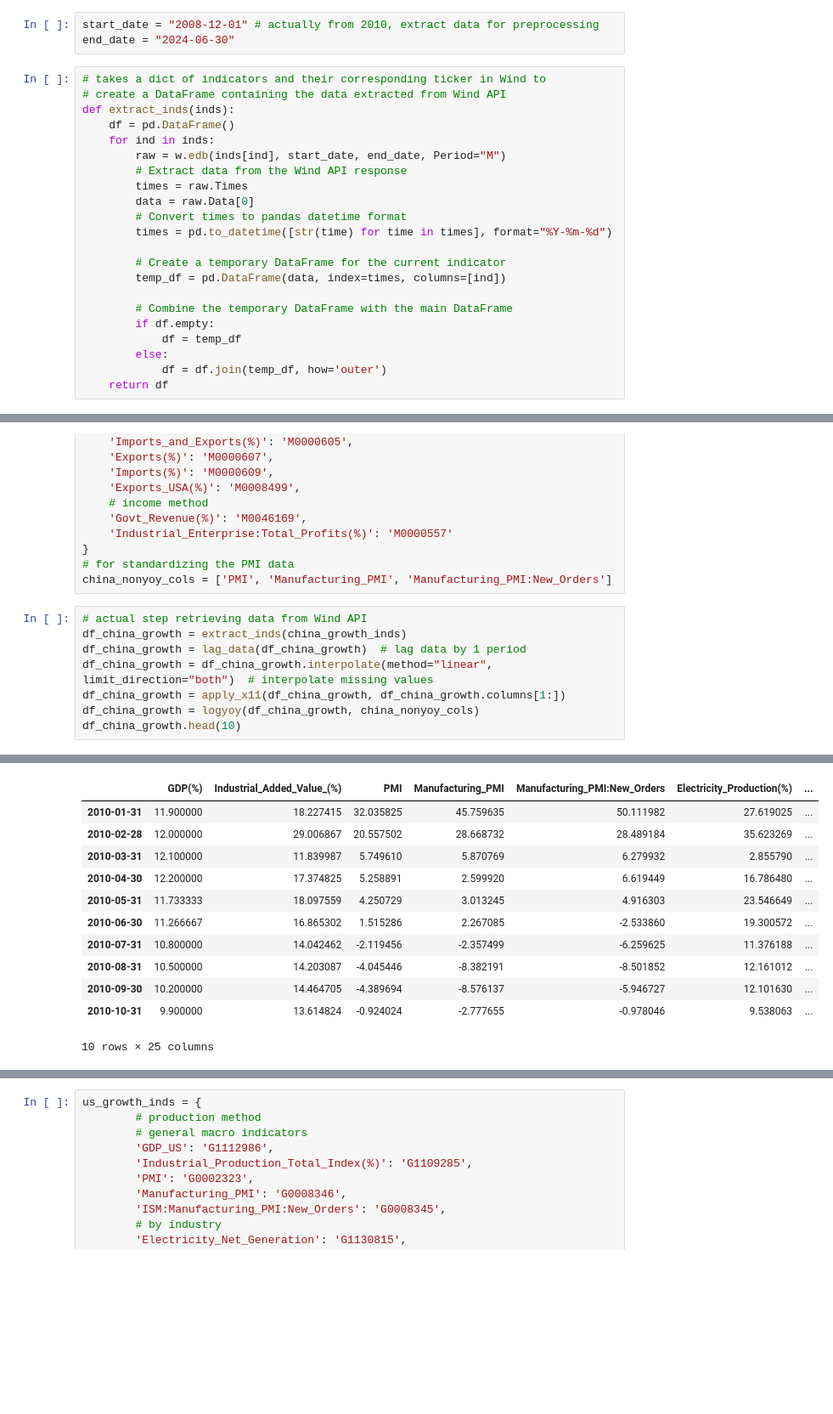
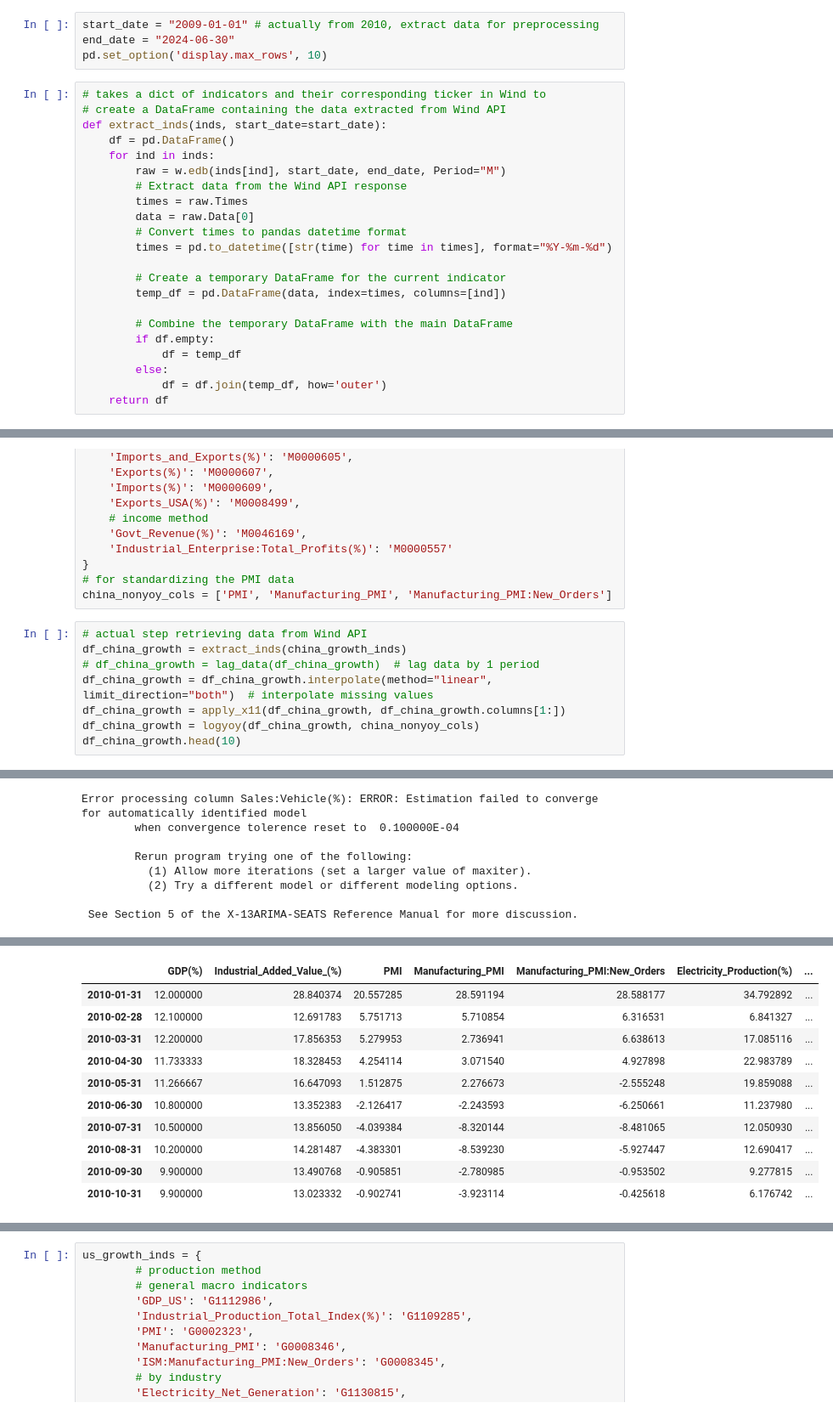
Before and after one commit to miaxiaozl/forex-project, a Jupyter notebook: notebooks/01_data_collection.ipynb, the cells around one changed output, grey strips where cells are left out. Shown at 85% size. Drawn from its saved outputs; the diff is of its cells as text; blank space fills up the shorter version.

```diff
--- a/notebooks/01_data_collection.ipynb
+++ b/notebooks/01_data_collection.ipynb
@@ -30,10 +29,11 @@ IN NO CIRCUMSTANCE SHALL WIND BE RESPONSIBLE FOR ANY DAMAGES OR LOSSES CAUSED BY
 # %%
-start_date = "2008-12-01" # actually from 2010, extract data for preprocessing
+start_date = "2009-01-01" # actually from 2010, extract data for preprocessing
 end_date = "2024-06-30"
+pd.set_option('display.max_rows', 10)
 # %%
 # takes a dict of indicators and their corresponding ticker in Wind to
 # create a DataFrame containing the data extracted from Wind API
-def extract_inds(inds):
+def extract_inds(inds, start_date=start_date):
     df = pd.DataFrame()
     for ind in inds:
         raw = w.edb(inds[ind], start_date, end_date, Period="M")
@@ -287,7 +287,7 @@ china_nonyoy_cols = ['PMI', 'Manufacturing_PMI', 'Manufacturing_PMI:New_Orders']
 # %%
 # actual step retrieving data from Wind API
 df_china_growth = extract_inds(china_growth_inds)
-df_china_growth = lag_data(df_china_growth)  # lag data by 1 period
+# df_china_growth = lag_data(df_china_growth)  # lag data by 1 period
 df_china_growth = df_china_growth.interpolate(method="linear", limit_direction="both")  # interpolate missing values
 df_china_growth = apply_x11(df_china_growth, df_china_growth.columns[1:])
 df_china_growth = logyoy(df_china_growth, china_nonyoy_cols)
@@ -312,0 +307,8 @@ df_china_growth.head(10)
+Error processing column Sales:Vehicle(%): ERROR: Estimation failed to converge for automatically identified model
+        when convergence tolerence reset to  0.100000E-04
+
+        Rerun program trying one of the following:
+          (1) Allow more iterations (set a larger value of maxiter).
+          (2) Try a different model or different modeling options.
+
+ See Section 5 of the X-13ARIMA-SEATS Reference Manual for more discussion.
@@ -313,12 +327,11 @@ df_china_growth.head(10)
 |  | GDP(%) | Industrial_Added_Value_(%) | PMI | Manufacturing_PMI | Manufacturing_PMI:New_Orders | Electricity_Production(%) | ... |
-| 2010-01-31 | 11.900000 | 18.227415 | 32.035825 | 45.759635 | 50.111982 | 27.619025 | ... |
-| 2010-02-28 | 12.000000 | 29.006867 | 20.557502 | 28.668732 | 28.489184 | 35.623269 | ... |
-| 2010-03-31 | 12.100000 | 11.839987 | 5.749610 | 5.870769 | 6.279932 | 2.855790 | ... |
-| 2010-04-30 | 12.200000 | 17.374825 | 5.258891 | 2.599920 | 6.619449 | 16.786480 | ... |
-| 2010-05-31 | 11.733333 | 18.097559 | 4.250729 | 3.013245 | 4.916303 | 23.546649 | ... |
-| 2010-06-30 | 11.266667 | 16.865302 | 1.515286 | 2.267085 | -2.533860 | 19.300572 | ... |
-| 2010-07-31 | 10.800000 | 14.042462 | -2.119456 | -2.357499 | -6.259625 | 11.376188 | ... |
-| 2010-08-31 | 10.500000 | 14.203087 | -4.045446 | -8.382191 | -8.501852 | 12.161012 | ... |
-| 2010-09-30 | 10.200000 | 14.464705 | -4.389694 | -8.576137 | -5.946727 | 12.101630 | ... |
-| 2010-10-31 | 9.900000 | 13.614824 | -0.924024 | -2.777655 | -0.978046 | 9.538063 | ... |
+| 2010-01-31 | 12.000000 | 28.840374 | 20.557285 | 28.591194 | 28.588177 | 34.792892 | ... |
+| 2010-02-28 | 12.100000 | 12.691783 | 5.751713 | 5.710854 | 6.316531 | 6.841327 | ... |
+| 2010-03-31 | 12.200000 | 17.856353 | 5.279953 | 2.736941 | 6.638613 | 17.085116 | ... |
+| 2010-04-30 | 11.733333 | 18.328453 | 4.254114 | 3.071540 | 4.927898 | 22.983789 | ... |
+| 2010-05-31 | 11.266667 | 16.647093 | 1.512875 | 2.276673 | -2.555248 | 19.859088 | ... |
+| 2010-06-30 | 10.800000 | 13.352383 | -2.126417 | -2.243593 | -6.250661 | 11.237980 | ... |
+| 2010-07-31 | 10.500000 | 13.856050 | -4.039384 | -8.320144 | -8.481065 | 12.050930 | ... |
+| 2010-08-31 | 10.200000 | 14.281487 | -4.383301 | -8.539230 | -5.927447 | 12.690417 | ... |
+| 2010-09-30 | 9.900000 | 13.490768 | -0.905851 | -2.780985 | -0.953502 | 9.277815 | ... |
+| 2010-10-31 | 9.900000 | 13.023332 | -0.902741 | -3.923114 | -0.425618 | 6.176742 | ... |
-10 rows × 25 columns
```
Also changed, not shown: parts of 22 cells of this notebook, 8 other files.
